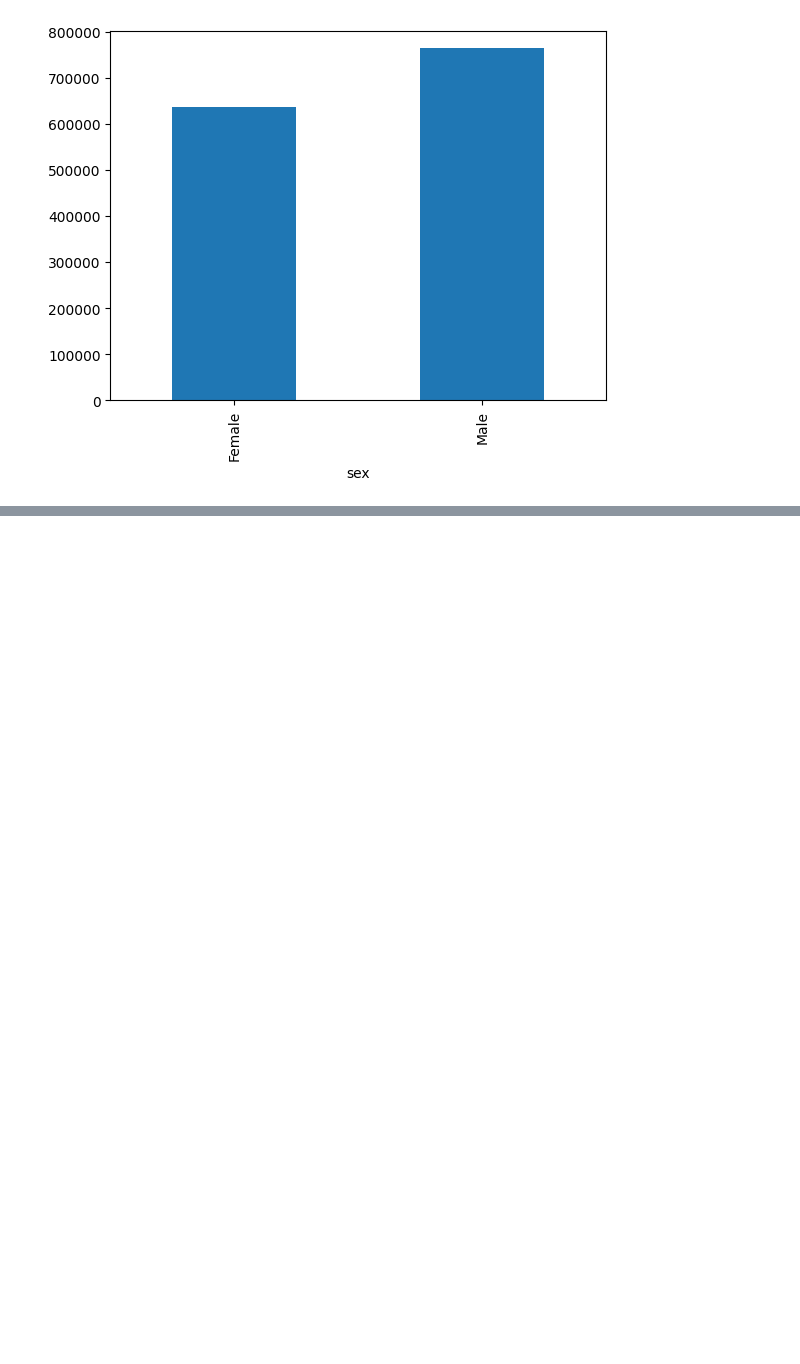
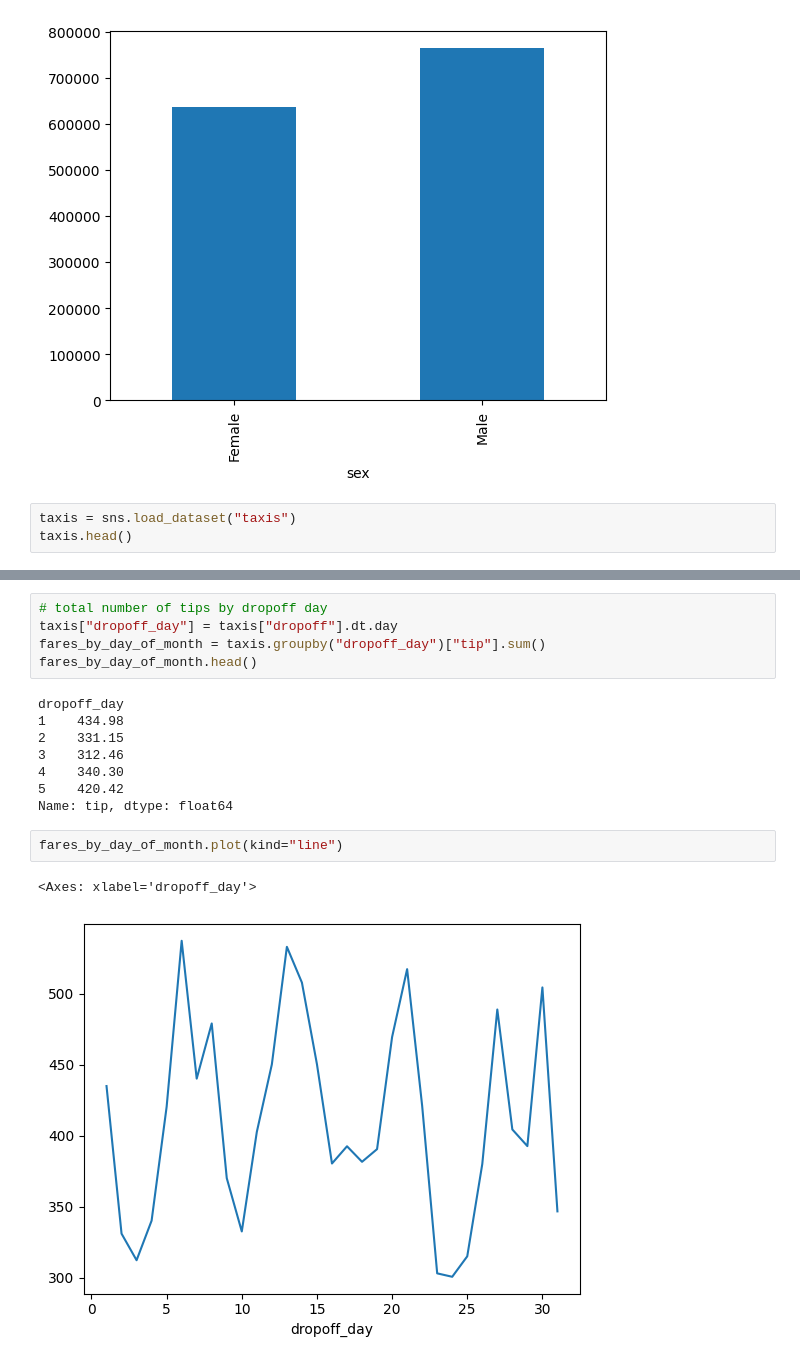
Before and after one commit to r-leyshon/py-pandas, a Jupyter notebook: data-manipulation/04-pd-plot.ipynb, the cells around one changed output, grey strips where cells are left out. Drawn from its saved outputs; the diff is of its cells as text; blank space fills up the shorter version.

Commit message:
feat: Line plot

```diff
--- a/data-manipulation/04-pd-plot.ipynb
+++ b/data-manipulation/04-pd-plot.ipynb
@@ -28,3 +28,6 @@ mass_by_sex.plot(kind="bar")
 # %% [output]
 <Axes: xlabel='sex'>
 [figure]
+# %%
+taxis = sns.load_dataset("taxis")
+taxis.head()
@@ -30,0 +41,18 @@ mass_by_sex.plot(kind="bar")
+# %%
+# total number of tips by dropoff day
+taxis["dropoff_day"] = taxis["dropoff"].dt.day
+fares_by_day_of_month = taxis.groupby("dropoff_day")["tip"].sum()
+fares_by_day_of_month.head()
+# %% [output]
+dropoff_day
+1    434.98
+2    331.15
+3    312.46
+4    340.30
+5    420.42
+Name: tip, dtype: float64
+# %%
+fares_by_day_of_month.plot(kind="line")
+# %% [output]
+<Axes: xlabel='dropoff_day'>
+[figure, added]
```
Also changed, not shown: parts of 1 cell of this notebook.
